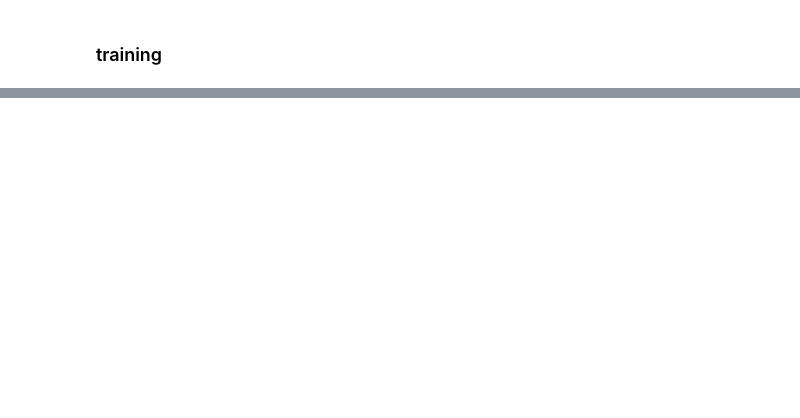
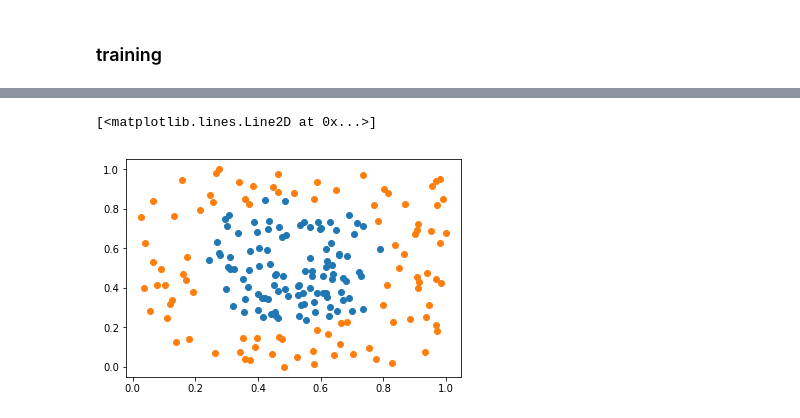
Before and after one commit to zfreedman/tfnn, a Jupyter notebook: code/simple_nn/Untitled.ipynb, the cells around one changed output, grey strips where cells are left out. Cells and saved outputs as stored; diff of their text form; code cells hidden in the pictures; blank space fills up the shorter version.

```diff
--- a/code/simple_nn/Untitled.ipynb
+++ b/code/simple_nn/Untitled.ipynb
@@ -350,0 +492,8 @@ dnn_model.train(input_fn=)
+# %%
+#plotting predicted
+plt.plot(dnn_pred0["x"], dnn_pred0["y"], "o", label="class0")
+plt.plot(dnn_pred1["x"], dnn_pred1["y"], "o", label="class1")
+# plt.legend()
+# %% [output]
+[<matplotlib.lines.Line2D at 0x...>]
+[figure, added]
```
Also changed, not shown: parts of 13 cells of this notebook.
